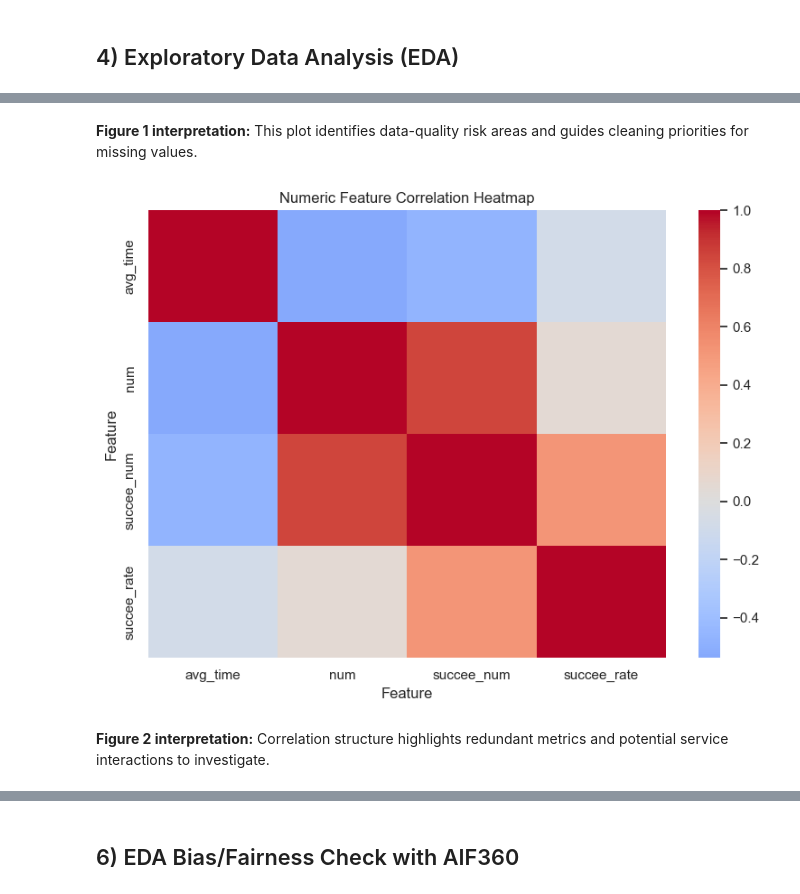
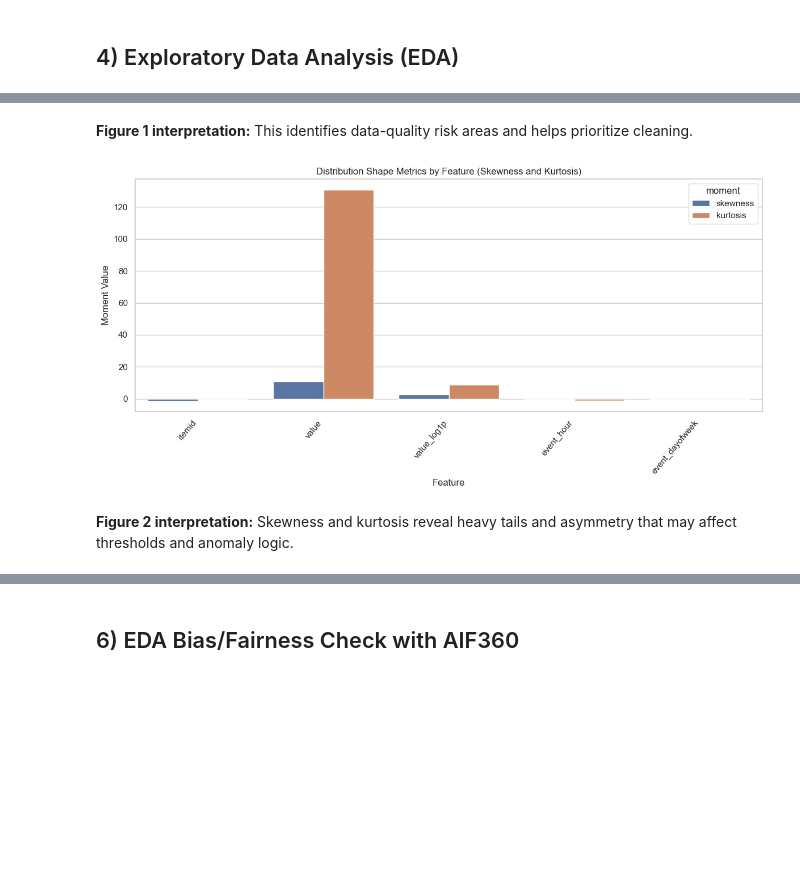
Before and after one commit to Ohara124c41/ai-programming-foundations-project, a Jupyter notebook: data_workflow.ipynb, the cells around one changed output, grey strips where cells are left out. Cells and saved outputs as stored; diff of their text form; code cells hidden in the pictures; blank space fills up the shorter version.

Commit message:
feat: updated EDA to include skewness and kurtosis; conduct AIF360 analysis

```diff
--- a/data_workflow.ipynb
+++ b/data_workflow.ipynb
@@ -336,6 +371,8 @@ else:
         "has_time_like_column": len(time_like_cols) > 0,
         "subset_metadata_present": isinstance(globals().get("SUBSET_METADATA"), dict),
         "subset_applied": bool(globals().get("SUBSET_METADATA", {}).get("subset_applied", False)),
+        "ingestion_mode_recorded": "INGESTION_MODE" in globals(),
+        "combined_metric_mode_used": globals().get("INGESTION_MODE") == "combined_metric_files",
     }
     print("V&V Ingestion:", ingestion_checks)
 # %% [output]
@@ -432,6 +496,7 @@ else:
     df_clean = drop_duplicate_rows(df_clean)
     df_clean = parse_time_columns(df_clean)
     df_clean = impute_missing_values(df_clean)
+    df_clean = add_telecom_derived_features(df_clean)
     print("Cleaning complete.")
     print(f"Cleaned shape: {df_clean.shape[0]} rows x {df_clean.shape[1]} columns")
     display(df_clean.head())
@@ -457,11 +522,12 @@ else:
     cleaning_checks = {
         "functions_defined": all(
             fn in globals()
-            for fn in ["standardize_column_names", "drop_duplicate_rows", "infer_epoch_unit", "parse_time_columns", "impute_missing_values"]
+            for fn in ["standardize_column_names", "drop_duplicate_rows", "infer_epoch_unit", "parse_time_columns", "impute_missing_values", "add_telecom_derived_features"]
         ),
         "duplicate_rows_remaining": int(df_clean.duplicated().sum()),
         "numeric_missing_after_cleaning": numeric_missing,
         "datetime_not_mostly_epoch_1970": max_1970_ratio < 0.95,
+        "derived_features_present": any(c in df_clean.columns for c in ["event_hour", "event_dayofweek", "value_log1p"]),
     }
     print("V&V Cleaning:", cleaning_checks)
 # %% [output]
@@ -508,6 +638,14 @@ else:
     display(eda_report["missingness"].head(12))
     print("Cardinality (top 12 rows):")
     display(eda_report["cardinality"].head(12))
+    print("Numeric moments (mean/std/skewness/kurtosis, top 12 by std):")
+    display(eda_report["numeric_moments"].head(12))
+    print("Metric source breakdown:")
+    display(eda_report["source_breakdown"])
+    print("Metric source value stats:")
+    display(eda_report["source_value_stats"])
+    print("Datetime coverage:")
+    display(eda_report["time_coverage"])
 # %% [output]
 Summary statistics (top 12 rows):
 |  | count | unique | top | freq | mean | min | 25% | 50% | 75% | max | std |
@@ -567,21 +752,28 @@ else:
 # %% [markdown]
-**Figure 1 interpretation:** This plot identifies data-quality risk areas and guides cleaning priorities for missing values.
+**Figure 1 interpretation:** This identifies data-quality risk areas and helps prioritize cleaning.
 # %%
-if eda_report is not None and not eda_report["numeric_corr"].empty:
-    corr = eda_report["numeric_corr"]
-    plt.figure(figsize=(8, 6))
-    sns.heatmap(corr, cmap="coolwarm", center=0)
-    plt.title("Numeric Feature Correlation Heatmap")
+if eda_report is not None and not eda_report["numeric_moments"].empty:
+    shape_stats = (
+        eda_report["numeric_moments"][["skewness", "kurtosis"]]
+        .reset_index()
+        .rename(columns={"index": "feature"})
+        .head(12)
+        .melt(id_vars="feature", var_name="moment", value_name="value")
+    )
+    plt.figure(figsize=(12, 6))
+    sns.barplot(data=shape_stats, x="feature", y="value", hue="moment")
+    plt.title("Distribution Shape Metrics by Feature (Skewness and Kurtosis)")
     plt.xlabel("Feature")
-    plt.ylabel("Feature")
+    plt.ylabel("Moment Value")
+    plt.xticks(rotation=50, ha="right")
     plt.tight_layout()
     plt.show()
 else:
-    print("Visualization 2 skipped: not enough numeric features for correlation heatmap.")
+    print("Visualization 2 skipped: no numeric moments available.")
 # %% [output]
-[figure, old version]
+[figure, new version]
 # %% [markdown]
-**Figure 2 interpretation:** Correlation structure highlights redundant metrics and potential service interactions to investigate.
+**Figure 2 interpretation:** Skewness and kurtosis reveal heavy tails and asymmetry that may affect thresholds and anomaly logic.
 # %%
 if df_clean is None:
     tsne_frame = None
```
Also changed, not shown: parts of 20 cells of this notebook.
